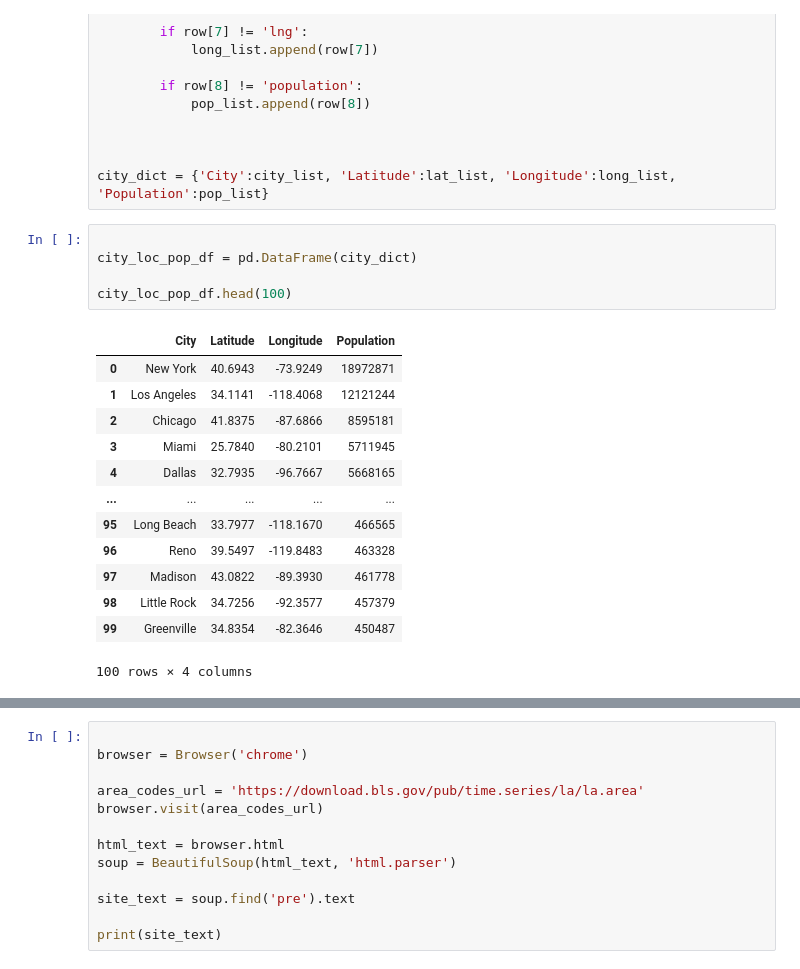
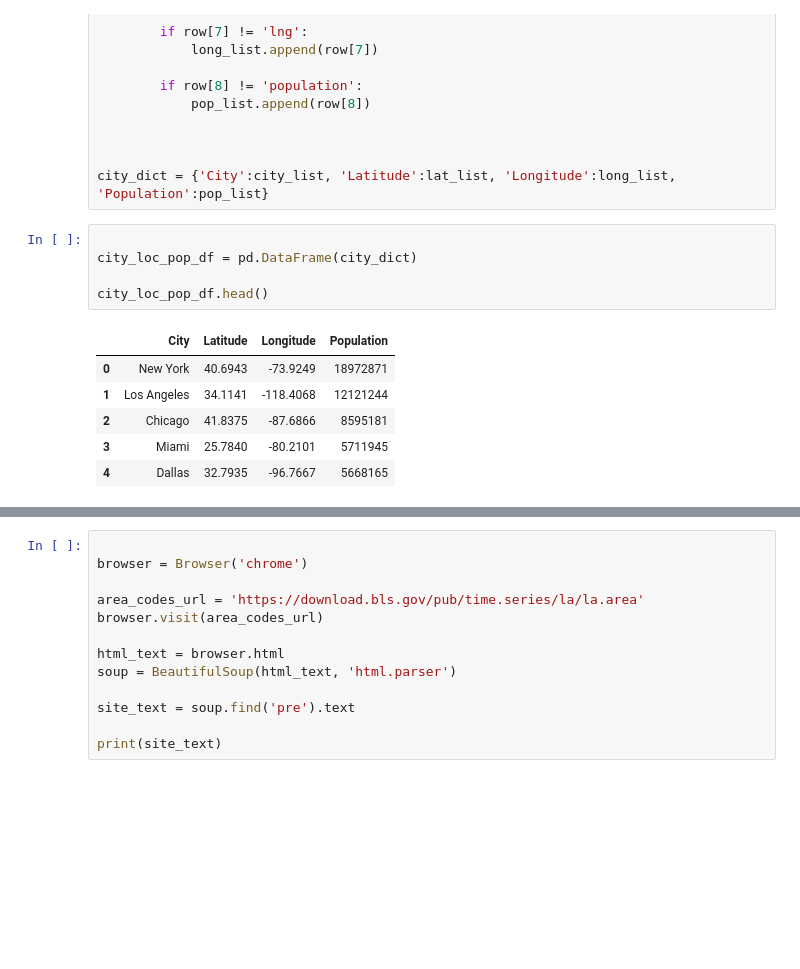
Before and after one commit to ryanmcr17/city-level-employment, a Jupyter notebook: cityDataETL/cityDataETL.ipynb, the cells around one changed output, grey strips where cells are left out. Drawn from its saved outputs; the diff is of its cells as text; blank space fills up the shorter version.

```diff
--- a/cityDataETL/cityDataETL.ipynb
+++ b/cityDataETL/cityDataETL.ipynb
@@ -64,19 +64,12 @@ city_dict = {'City':city_list, 'Latitude':lat_list, 'Longitude':long_list, 'Popu
 # %%
 
 city_loc_pop_df = pd.DataFrame(city_dict)
 
-city_loc_pop_df.head(100)
+city_loc_pop_df.head()
 # %% [output]
 |  | City | Latitude | Longitude | Population |
 | 0 | New York | 40.6943 | -73.9249 | 18972871 |
 | 1 | Los Angeles | 34.1141 | -118.4068 | 12121244 |
 | 2 | Chicago | 41.8375 | -87.6866 | 8595181 |
 | 3 | Miami | 25.7840 | -80.2101 | 5711945 |
 | 4 | Dallas | 32.7935 | -96.7667 | 5668165 |
-| ... | ... | ... | ... | ... |
-| 95 | Long Beach | 33.7977 | -118.1670 | 466565 |
-| 96 | Reno | 39.5497 | -119.8483 | 463328 |
-| 97 | Madison | 43.0822 | -89.3930 | 461778 |
-| 98 | Little Rock | 34.7256 | -92.3577 | 457379 |
-| 99 | Greenville | 34.8354 | -82.3646 | 450487 |
-100 rows × 4 columns
```
Also changed, not shown: parts of 25 cells of this notebook, 1 other file.
